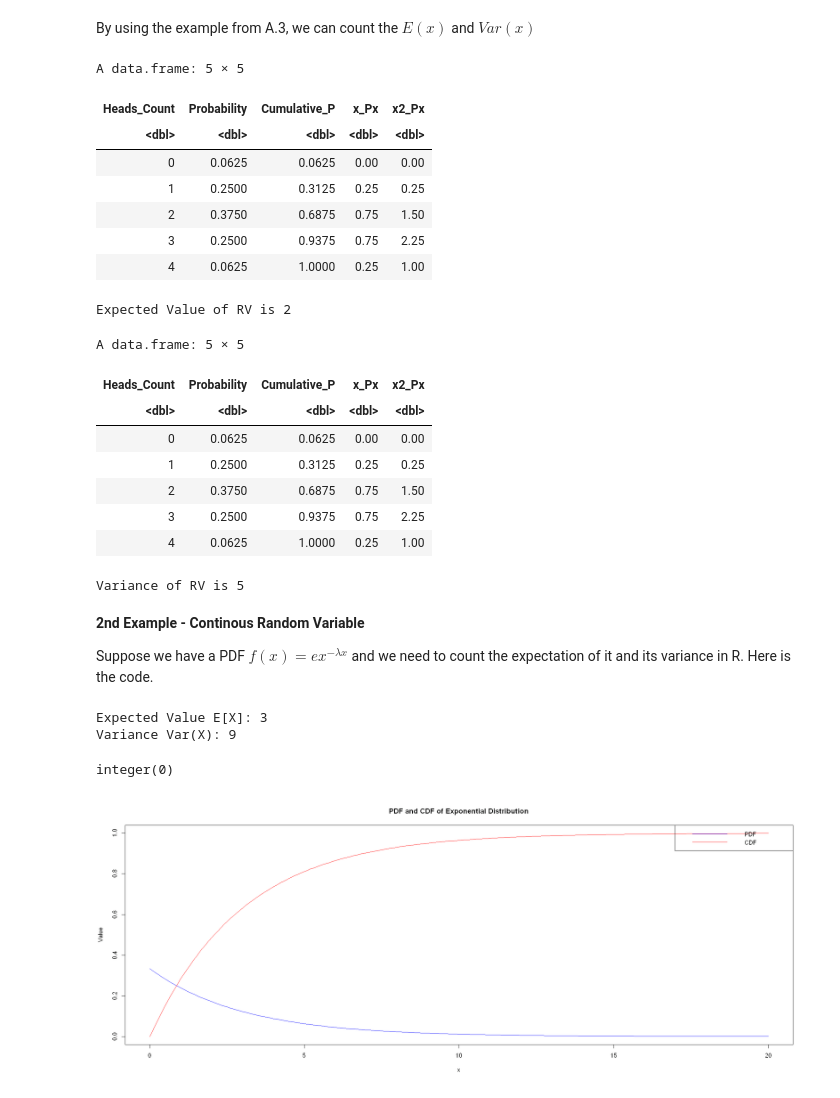
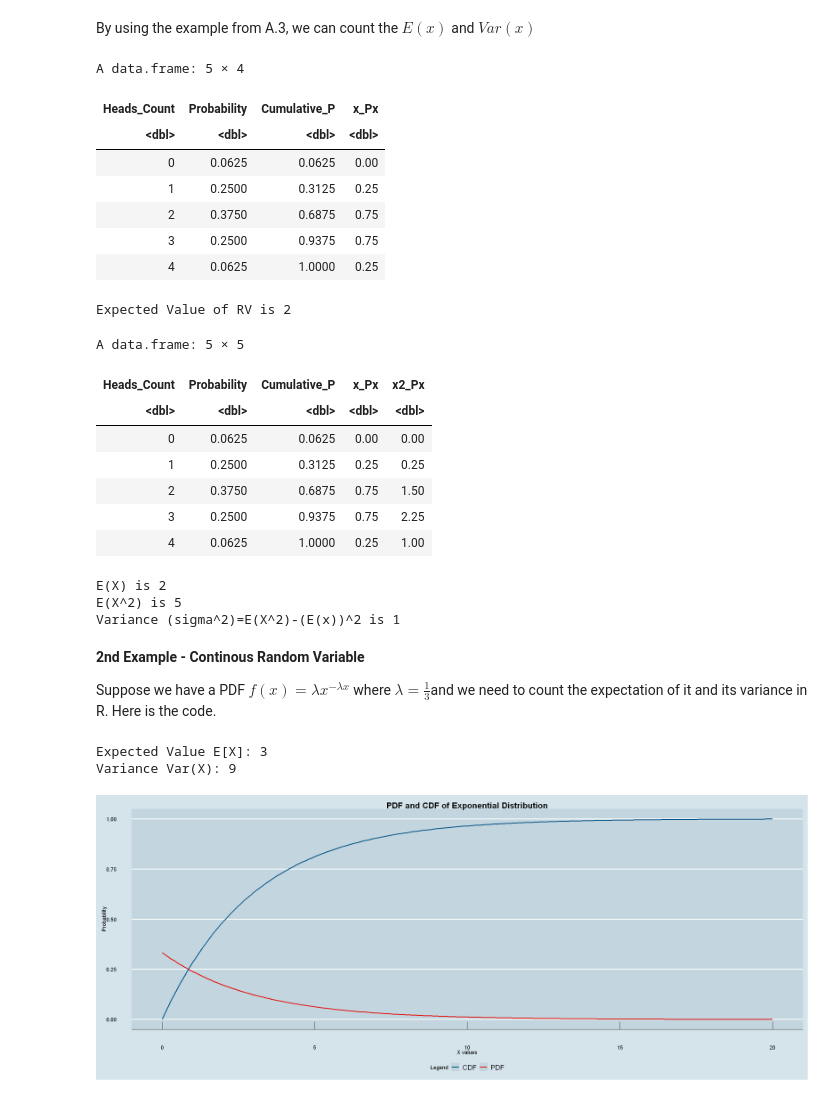
Before and after one commit to ansyaku/Statistika3_UGM_ipynb, a Jupyter notebook: Tugas Pertemuan 2 Statistika.ipynb, the cells around one changed output. Saved outputs shown, nothing was run; the diff lists cells and outputs as text; code cells hidden in the pictures.

```diff
--- a/Tugas Pertemuan 2 Statistika.ipynb
+++ b/Tugas Pertemuan 2 Statistika.ipynb
@@ -438,25 +439,27 @@ By using the example from A.3, we can count the $E(x)$ and $Var(x)$
 probability_summary <- as.data.frame(probability_summary)
 probability_summary$x_Px <-probability_summary$Heads_Count*probability_summary$Probability
 probability_summary
-total_sum<-sum(probability_summary$x_Px, na.rm = TRUE)
-cat("Expected Value of RV is", total_sum,"\n")
+total_sum_ex<-sum(probability_summary$x_Px, na.rm = TRUE)
+cat("Expected Value of RV is", total_sum_ex,"\n")
 # %% [output]
-A data.frame: 5 × 5
+A data.frame: 5 × 4
-| Heads_Count | Probability | Cumulative_P | x_Px | x2_Px |
-| <dbl> | <dbl> | <dbl> | <dbl> | <dbl> |
-| 0 | 0.0625 | 0.0625 | 0.00 | 0.00 |
-| 1 | 0.2500 | 0.3125 | 0.25 | 0.25 |
-| 2 | 0.3750 | 0.6875 | 0.75 | 1.50 |
-| 3 | 0.2500 | 0.9375 | 0.75 | 2.25 |
-| 4 | 0.0625 | 1.0000 | 0.25 | 1.00 |
+| Heads_Count | Probability | Cumulative_P | x_Px |
+| <dbl> | <dbl> | <dbl> | <dbl> |
+| 0 | 0.0625 | 0.0625 | 0.00 |
+| 1 | 0.2500 | 0.3125 | 0.25 |
+| 2 | 0.3750 | 0.6875 | 0.75 |
+| 3 | 0.2500 | 0.9375 | 0.75 |
+| 4 | 0.0625 | 1.0000 | 0.25 |
 Expected Value of RV is 2
 # %%
 probability_summary <- as.data.frame(probability_summary)
 probability_summary$x_Px <-probability_summary$Heads_Count*probability_summary$Probability
 probability_summary$x2_Px <-(probability_summary$Heads_Count)^2*probability_summary$Probability
 probability_summary
-total_sum<-sum(probability_summary$x2_Px, na.rm = TRUE)
-cat("Variance of RV is", total_sum,"\n")
+total_sum_ex2<-sum(probability_summary$x2_Px, na.rm = TRUE)
+cat("E(X) is", total_sum_ex,"\n")
+cat("E(X^2) is", total_sum_ex2,"\n")
+cat("Variance (sigma^2)=E(X^2)-(E(x))^2 is", total_sum_ex2-(total_sum_ex)^2,"\n")
 # %% [output]
 A data.frame: 5 × 5
 | Heads_Count | Probability | Cumulative_P | x_Px | x2_Px |
@@ -466,9 +469,11 @@ A data.frame: 5 × 5
 | 2 | 0.3750 | 0.6875 | 0.75 | 1.50 |
 | 3 | 0.2500 | 0.9375 | 0.75 | 2.25 |
 | 4 | 0.0625 | 1.0000 | 0.25 | 1.00 |
-Variance of RV is 5
+E(X) is 2
+E(X^2) is 5
+Variance (sigma^2)=E(X^2)-(E(x))^2 is 1
 # %% [markdown]
 **2nd Example - Continous Random Variable**
 
-Suppose we have a PDF $f(x) = ex^{-\lambda x}$ and we need to  count the expectation of it and its variance in R. Here is the code.
+Suppose we have a PDF $f(x) = \lambda x^{-\lambda x}$ where $\lambda = \frac{1}{3}$and we need to  count the expectation of it and its variance in R. Here is the code.
 # %%
@@ -506,37 +514,52 @@ cat("Variance Var(X):", variance, "\n")
 Expected Value E[X]: 3
 Variance Var(X): 9
 # %%
+#############################################################################################################################
+## PLOTTING PDF and CDF OF A CONTINOUS RANDOM VARIABLE $f(x) = \lambda x^{-\lambda x}$ where $\lambda = \frac{1}{3}$
+#############################################################################################################################
+
 # Define the lambda parameter
 lambda <- 1/3
 
 # Define the PDF function for the exponential distribution
 pdf_function <- function(x) {
   lambda * exp(-lambda * x)
 }
 
 # Define a function to calculate the CDF by integrating the PDF
 cdf_function <- function(x) {
   sapply(x, function(x_val) {
     integrate(pdf_function, lower = 0, upper = x_val)$value
   })
 }
 
 # Create a sequence of x values
 x_values <- seq(0, 20, by = 0.1)
 
 # Calculate PDF values
 pdf_values <- pdf_function(x_values)
 
 # Calculate CDF values
 cdf_values <- cdf_function(x_values)
 
-# Plotting PDF and CDF
-plot(x_values, pdf_values, type = "l", col = "blue", ylim = c(0, max(pdf_values, cdf_values)), ylab = "Value", xlab = "x", main = "PDF and CDF of Exponential Distribution")+
-lines(x_values, cdf_values, col = "red")
-legend("topright", legend = c("PDF", "CDF"), col = c("blue", "red"), lty = 1)
+# Create a data frame for ggplot
+data <- data.frame(x_values, pdf_values, cdf_values)
+
+# Plotting PDF and CDF using ggplot2
+ggplot(data, aes(x = x_values)) +
+  geom_line(aes(y = pdf_values, color = "PDF"), size = 1) +
+  geom_line(aes(y = cdf_values, color = "CDF"), size = 1) +
+  scale_color_manual(values = c("PDF" = "#E3120B", "CDF" = "#005689")) +
+  labs(title = "PDF and CDF of Exponential Distribution",
+       x = "X values",
+       y = "Probability",
+       color = "Legend") +
+  theme_economist(base_size = 30, dkpanel=TRUE) +
+  theme(plot.title = element_text(hjust = 0.5),
+        legend.position = "bottom",
+        legend.title=element_text(hjust= 0.5))
 # %% [output]
-integer(0)
-[figure, old version]
+[figure, new version]
 # %% [markdown]
 ## **D. Moment and Moment Generating Function** <a class="anchor" id="d"></a>
 <hr>
```
Also changed, not shown: parts of 7 cells of this notebook.
